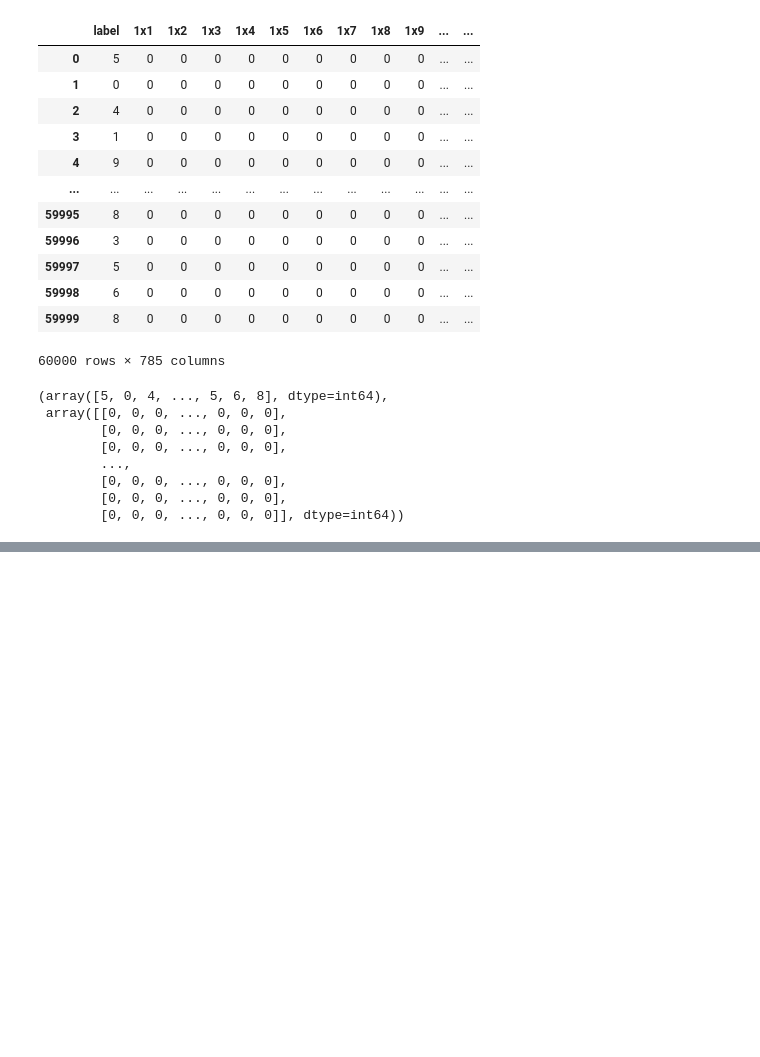
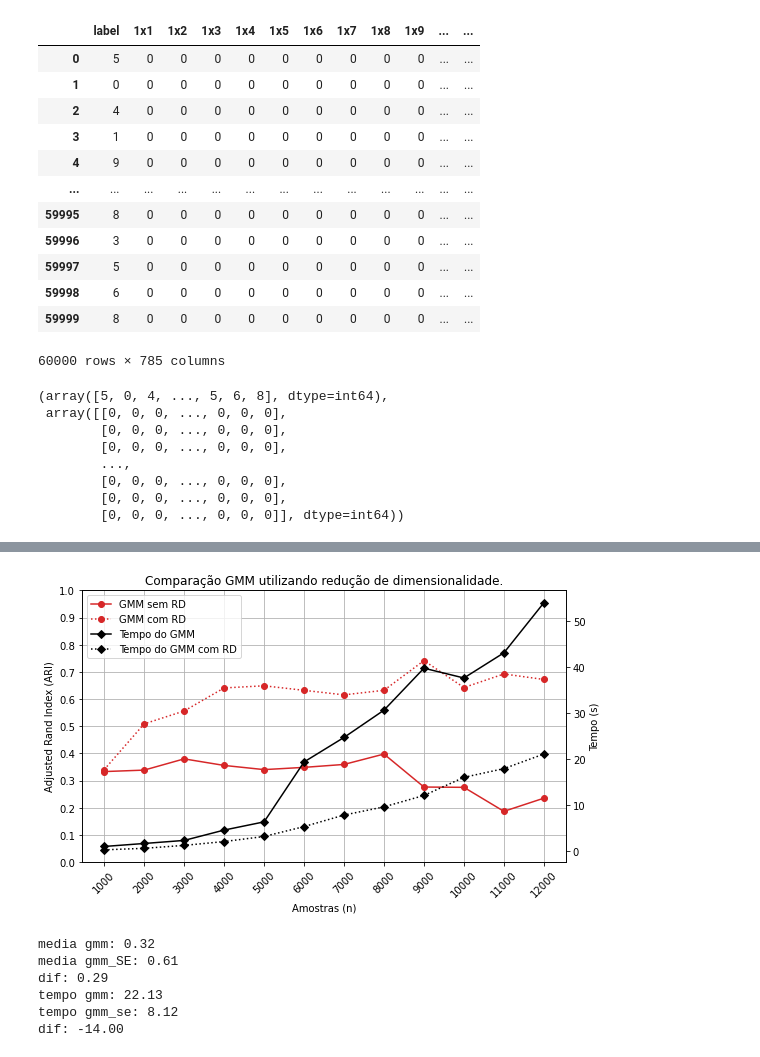
Before and after one commit to MarcoGrivol/Manifold-Learning, a Jupyter notebook: GMM.ipynb, the cells around one changed output, grey strips where cells are left out. Cells and saved outputs as stored; diff of their text form; code cells hidden in the pictures; blank space fills up the shorter version.

```diff
--- a/GMM.ipynb
+++ b/GMM.ipynb
@@ -98,0 +123,50 @@ plt.show()
+# %%
+fig, ax1 = plt.subplots(figsize=(8, 5))
+plt.xticks(amostras, rotation=45, ha='center')
+
+color = 'tab:red'
+ax1.set_xlabel('Amostras (n)')
+ax1.set_ylabel('Adjusted Rand Index (ARI)')
+ax1.plot(amostras, ari_results, color=color, marker='o', label='GMM sem RD')
+ax1.plot(amostras, ari_results_se, color=color, marker='o', label='GMM com RD', linestyle='dotted')
+ax1.tick_params(axis='y')
+ax1.set_yticks(np.arange(0, 1.01, step=0.1))
+ax1.grid()
+
+
+ax2 = ax1.twinx()
+color = '#000000'
+ax2.set_ylabel('Tempo (s)')
+ax2.plot(amostras, time_results, color=color, marker='D', label='Tempo do GMM')
+ax2.plot(amostras, time_results_se, color=color, marker="D", label='Tempo do GMM com RD', linestyle='dotted')
+ax2.tick_params(axis='y')
+
+lines, labels = ax1.get_legend_handles_labels()
+lines2, labels2 = ax2.get_legend_handles_labels()
+ax2.legend(lines + lines2, labels + labels2, loc=0)
+
+plt.title('Comparação GMM utilizando redução de dimensionalidade.')
+fig.tight_layout()
+plt.show()
+# %% [output]
+[figure, added]
+# %%
+ari_media = np.mean(ari_results)
+time_media = np.mean(time_results)
+ari_media_se = np.mean(ari_results_se)
+time_media_se = np.mean(time_results_se)
+
+print(f'media gmm: {ari_media:.2f}')
+print(f'media gmm_SE: {ari_media_se:.2f}')
+print(f'dif: {ari_media_se - ari_media:.2f}')
+
+print(f'tempo gmm: {time_media:.2f}')
+print(f'tempo gmm_se: {time_media_se:.2f}')
+print(f'dif: {time_media_se - time_media:.2f}')
+# %% [output]
+media gmm: 0.32
+media gmm_SE: 0.61
+dif: 0.29
+tempo gmm: 22.13
+tempo gmm_se: 8.12
+dif: -14.00
```
Also changed, not shown: parts of 5 cells of this notebook, 11 other files.
